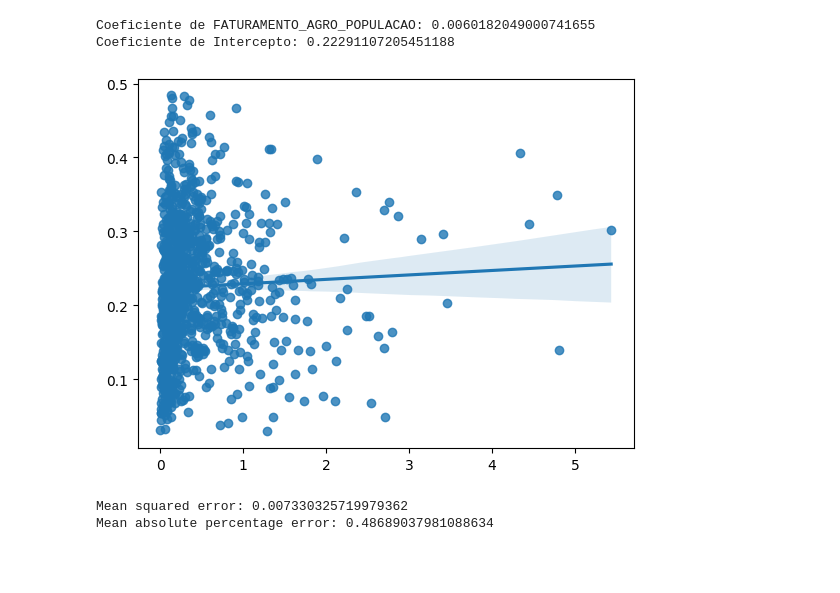
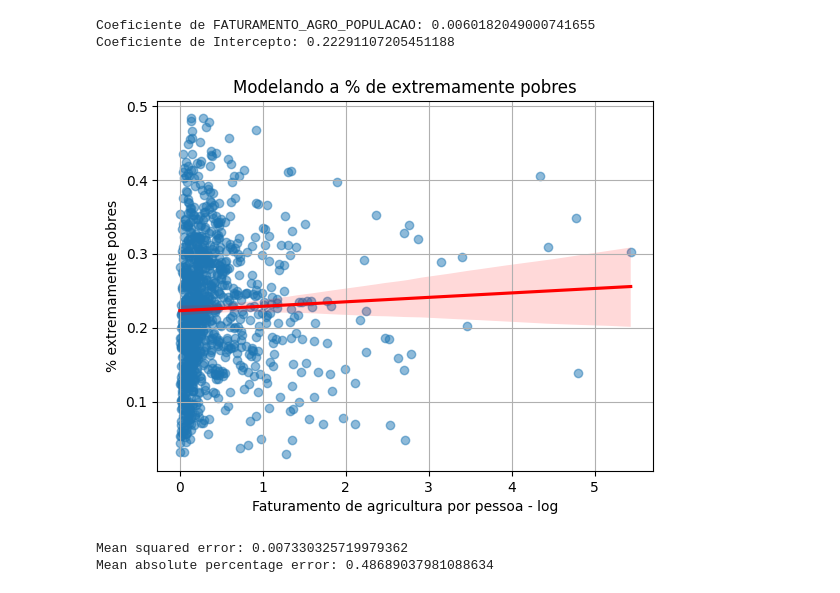
Before and after one commit to caiosoter/BCG2023, a Jupyter notebook: Notebooks/Modelagem_preditiva.ipynb, the cells around one changed output. Cells and saved outputs as stored; diff of their text form; code cells hidden in the pictures; blank space fills up the shorter version.

```diff
--- a/Notebooks/Modelagem_preditiva.ipynb
+++ b/Notebooks/Modelagem_preditiva.ipynb
@@ -575,10 +576,14 @@ print(f"Coeficiente de Intercepto: {modelo.intercept_[0]}")
 LinearRegression()
 Coeficiente de FATURAMENTO_AGRO_POPULACAO: 0.0060182049000741655
 Coeficiente de Intercepto: 0.22291107205451188
-# %%
-sns.regplot(x=X_train, y=y_train);
-# %% [output]
-[figure, removed]
+# %%
+sns.regplot(x=X_train, y=y_train, line_kws={"color":"r"}, scatter_kws={"alpha":0.5})
+plt.grid(True)
+plt.title("Modelando a % de extremamente pobres")
+plt.xlabel("Faturamento de agricultura por pessoa - log")
+plt.ylabel("% extremamente pobres");
+# %% [output]
+[figure, added]
 # %%
 # Avaliação:
 mse = mean_squared_error(y_test, y_pred)
```
Also changed, not shown: parts of 1 cell of this notebook.
